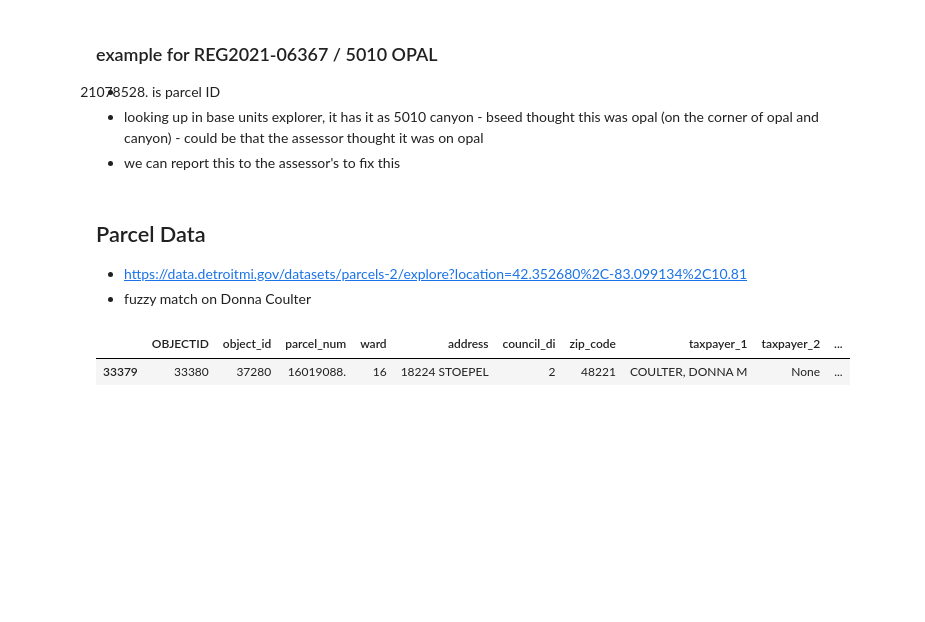
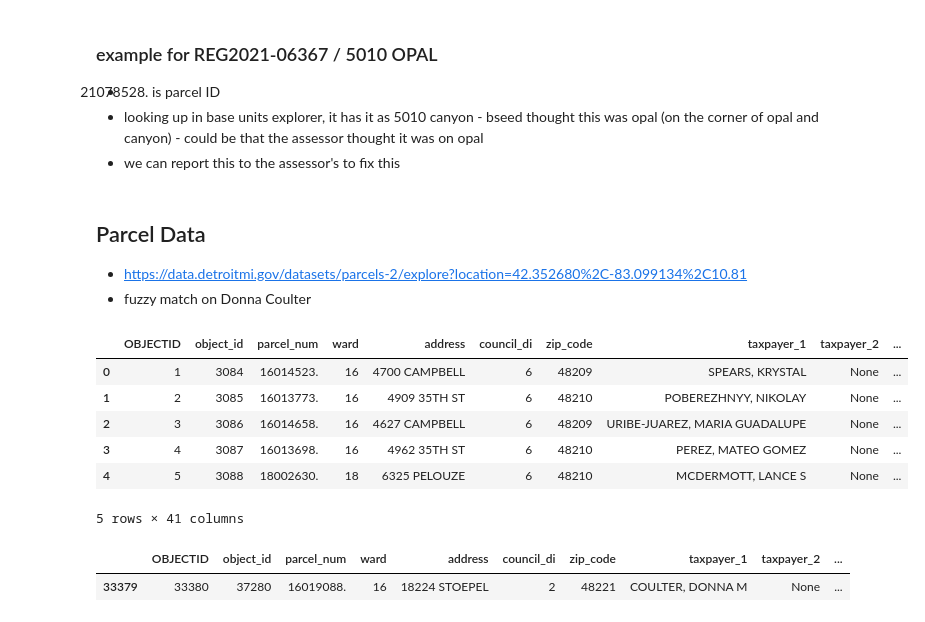
Before and after one commit to gperrin12/detroit_validate_address, a Jupyter notebook: experiments/detroit_project5_validate_address.ipynb, the cells around one changed output. Drawn from its saved outputs; the diff is of its cells as text; code cells hidden in the pictures; blank space fills up the shorter version.

```diff
--- a/experiments/detroit_project5_validate_address.ipynb
+++ b/experiments/detroit_project5_validate_address.ipynb
@@ -272,6 +282,16 @@ rental_gdf[rental_gdf['geometry'].isna()].sample(5)
 - fuzzy match on Donna Coulter
 # %%
 parcel_gdf = gpd.read_file('../data/Parcels/Parcels.shp')
+# %%
+parcel_gdf.head()
+# %% [output]
+|  | OBJECTID | object_id | parcel_num | ward | address | council_di | zip_code | taxpayer_1 | taxpayer_2 | ... |
+| 0 | 1 | 3084 | 16014523. | 16 | 4700 CAMPBELL | 6 | 48209 | SPEARS, KRYSTAL | None | ... |
+| 1 | 2 | 3085 | 16013773. | 16 | 4909 35TH ST | 6 | 48210 | POBEREZHNYY, NIKOLAY | None | ... |
+| 2 | 3 | 3086 | 16014658. | 16 | 4627 CAMPBELL | 6 | 48209 | URIBE-JUAREZ, MARIA GUADALUPE | None | ... |
+| 3 | 4 | 3087 | 16013698. | 16 | 4962 35TH ST | 6 | 48210 | PEREZ, MATEO GOMEZ | None | ... |
+| 4 | 5 | 3088 | 18002630. | 18 | 6325 PELOUZE | 6 | 48210 | MCDERMOTT, LANCE S | None | ... |
+5 rows × 41 columns
 # %%
 parcel_gdf_nona = parcel_gdf[~parcel_gdf['taxpayer_1'].isna()]
 # %%
```
Also changed, not shown: parts of 20 cells of this notebook.
